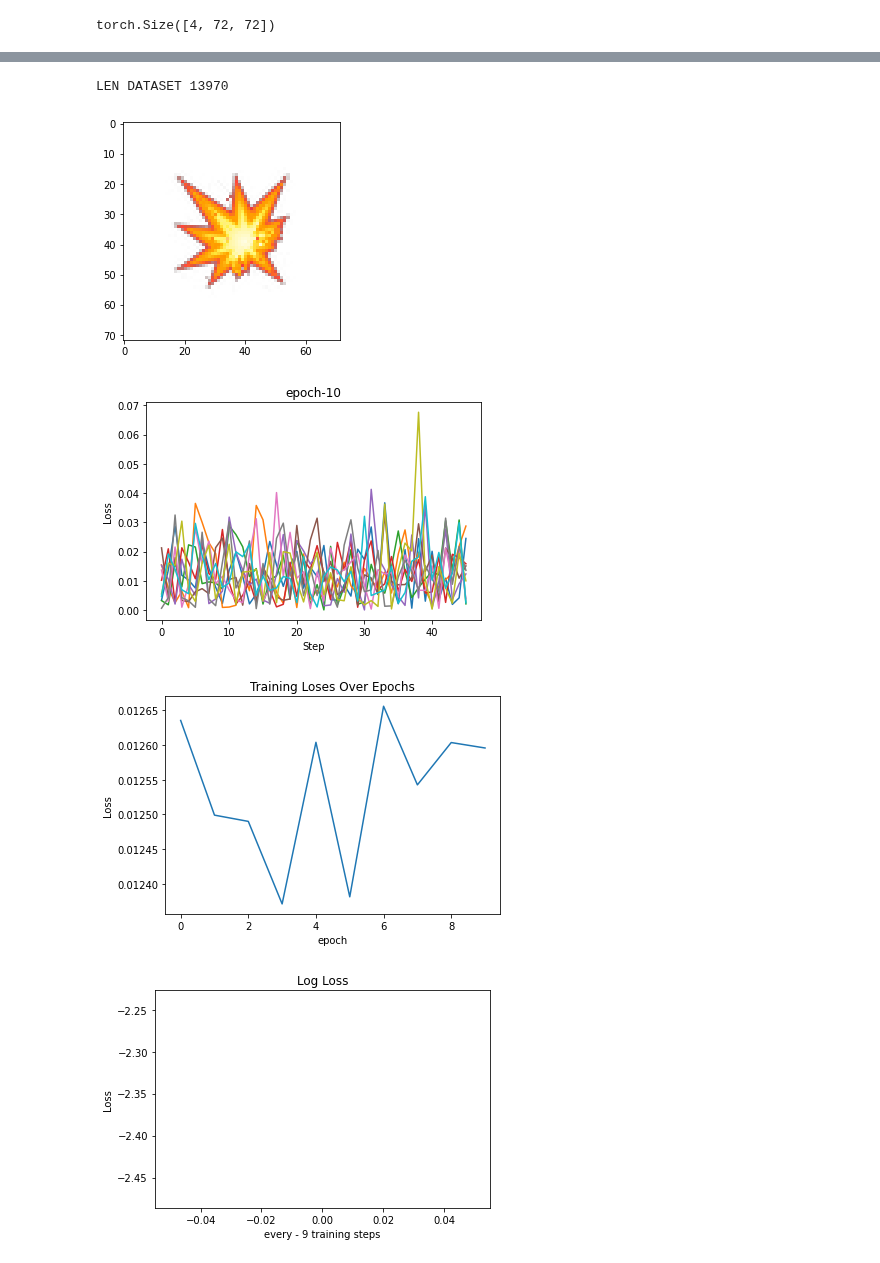
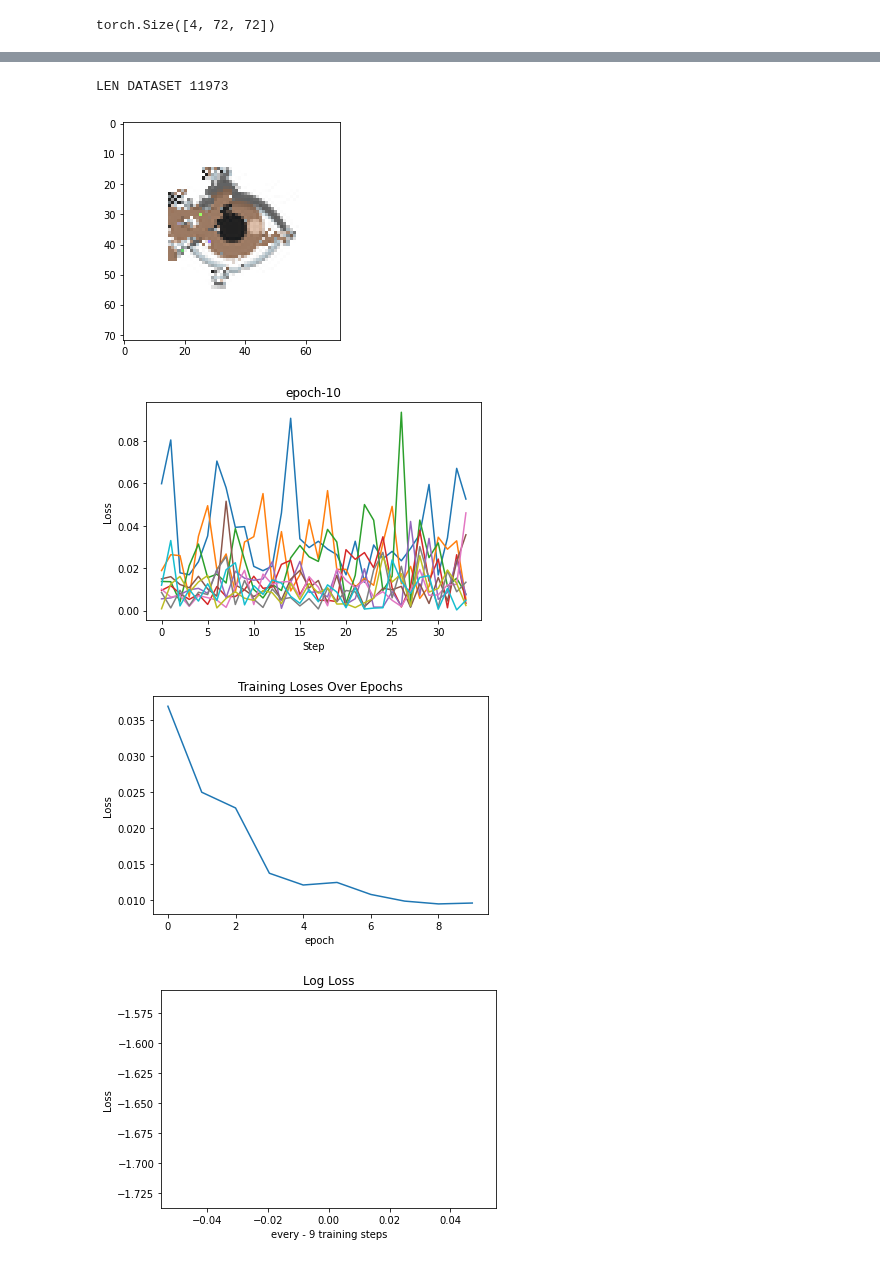
Before and after one commit to Mikcl/CellTransformer, a Jupyter notebook: Cells_are_Transformers_II.ipynb, the cells around one changed output, grey strips where cells are left out. Drawn from its saved outputs; the diff is of its cells as text; code cells hidden in the pictures.

```diff
--- a/Cells_are_Transformers_II.ipynb
+++ b/Cells_are_Transformers_II.ipynb
@@ -66,7 +66,7 @@ TARGET_PADDING = 16   # Number of pixels used to pad the target image border
 TARGET_SIZE = 40
 # worm u_1fab1 , microbe u_1f9a0
 # 👁, 🦎  '🦎😀💥 🦠 💐 🥶 👁,🌸,
-TARGET_EMOJI = "💥" #@param {type:"string"}
+TARGET_EMOJI = "👁" #@param {type:"string"}
 
 EXPERIMENT_TYPE = "Growing" #@param ["Growing"] # "Persistent", "Regenerating"
 EXPERIMENT_MAP = {"Growing":0, "Persistent":1, "Regenerating":2}
@@ -622,5 +622,5 @@ data_loader = DataLoader(dataset=training_dataset, batch_size=64, shuffle=True)
 TRAINING_STEPS = EPOCHS
 # enc,dec = train_and_eval(enc, dec, TRAIN_ON=True, EVAL_EVERY=50, VISUALISE_EVERY=50, data_set, TRAINING_STEPS=EPOCHS)
 # Additional 50: 50, 50, EPOCHS
-enc,dec = train_and_eval(enc, dec,training_dataset, True, 50, 50,50)
+enc,dec = train_and_eval(enc, dec,training_dataset, True, 50, 50,EPOCHS)
 # %% [output]
@@ -722,10 +730,10 @@ additional_X_seqs = torch.cat(additional_x, 0)
 additional_Y_seqs = torch.cat(additional_y, 0)
 additional_training_dataset = CellTraining(additional_X_seqs, additional_Y_seqs)
 # %%
-enc,dec = train_and_eval(enc, dec, additional_training_dataset, True, 10, 10, 30)
+enc,dec = train_and_eval(enc, dec, additional_training_dataset, True, 10, 10, 10)
 # %% [output]
-LEN DATASET 13970
+LEN DATASET 11973
-[figure, old version]
+[figure, new version]
-[figure, old version]
+[figure, new version]
-[figure, old version]
+[figure, new version]
-[figure, old version]
+[figure, new version]
```
Also changed, not shown: parts of 6 cells of this notebook.
